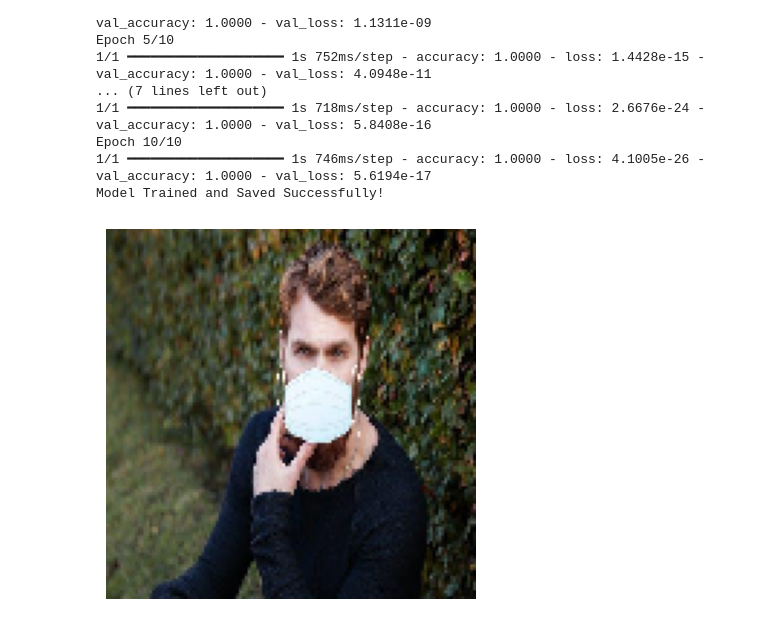
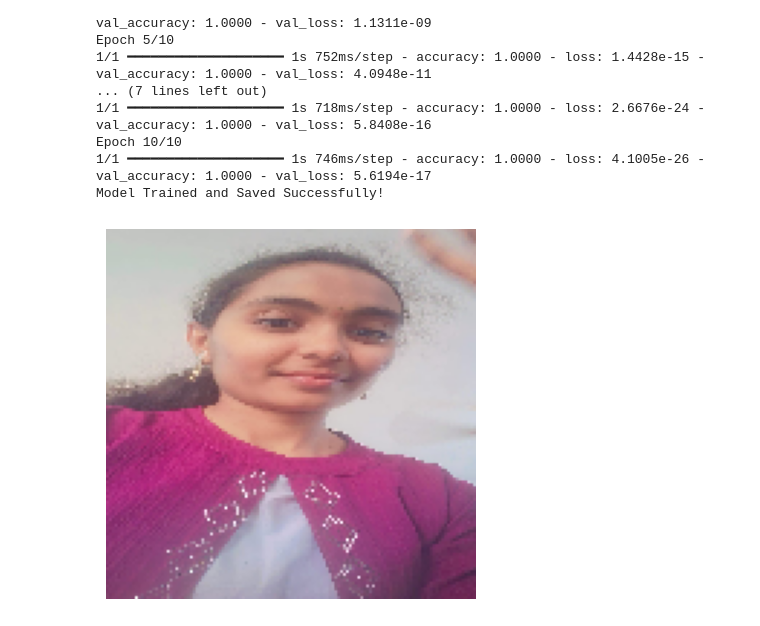
Before and after one commit to sarapallejyo2006/sarapalle-jyothi, a Jupyter notebook: Untitled12.ipynb, the cells around one changed output. Drawn from its saved outputs; the diff is of its cells as text; code cells hidden in the pictures.

```diff
--- a/Untitled12.ipynb
+++ b/Untitled12.ipynb
@@ -266,32 +266,32 @@ model = tf.keras.models.load_model(
 
 # Load image
 # IMPORTANT: If you want to use your own 'maskimage.jpeg', upload it first
 # and update the path. For now, we'll use an image from the extracted dataset.
-img_path = "/content/dataset/data/with_mask_1.jpg" # Changed to an existing image path
+img_path = "/content/WhatsApp Image 2026-08-22 at 4.17.31 PM.jpeg" # Changed to an existing image path
 img = image.load_img(
     img_path,
     target_size=(128,128)
 )
 
 # Show image
 plt.imshow(img)
 plt.axis("off")
 plt.show()
 
 # Prediction
 img_array = image.img_to_array(img)
 img_array = img_array / 255.0
 img_array = np.expand_dims(img_array, axis=0)
 
 prediction = model.predict(img_array)
 
 score = prediction[0][0]
 
 if score > 0.5:
     print(f"Prediction : WITHOUT MASK")
     print(f"Confidence : {score*100:.2f}%")
 else:
     print(f"Prediction : WITH MASK")
     print(f"Confidence : {(1-score)*100:.2f}%")
 # %% [output]
-[figure, old version]
+[figure, new version]
```
Also changed, not shown: parts of 2 cells of this notebook.
